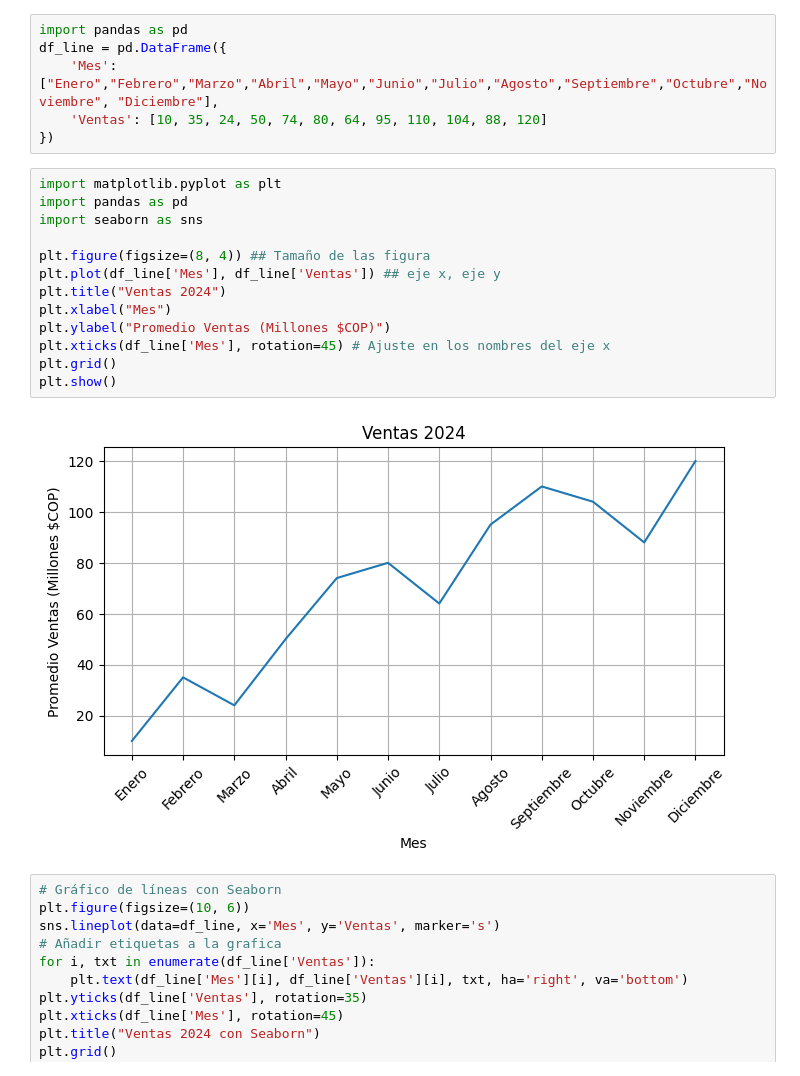
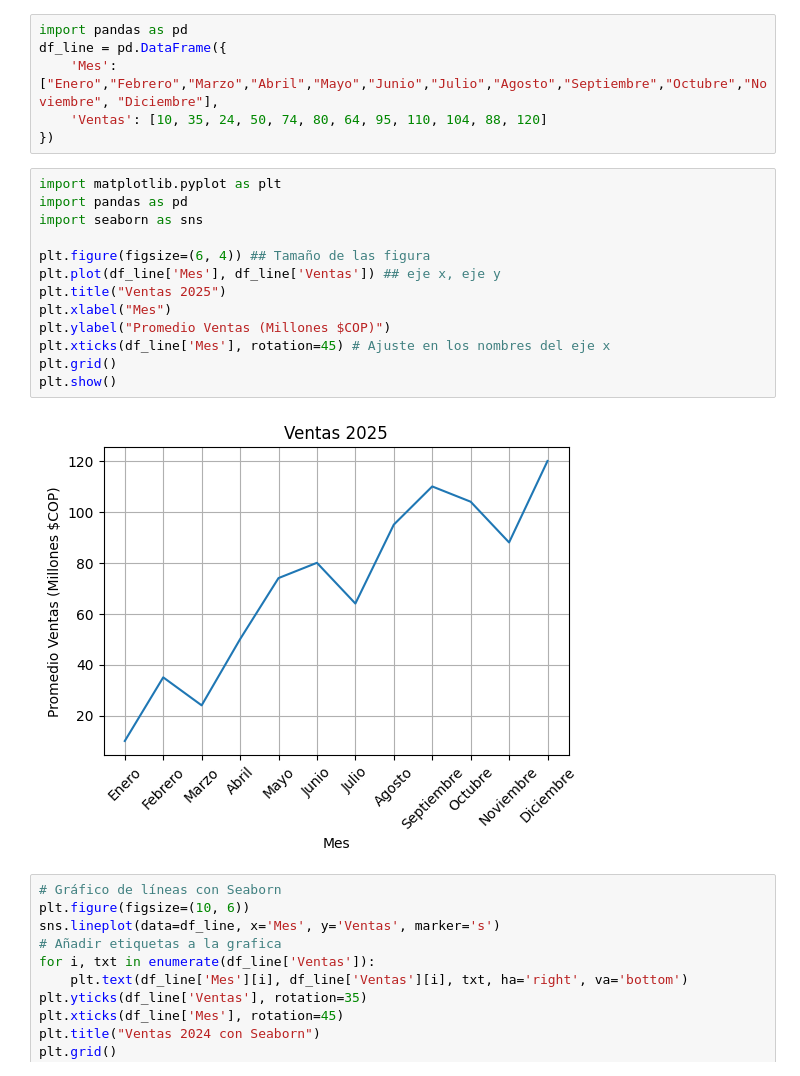
Before and after one commit to AngyEs/Bootcamp-Data-Science, a Jupyter notebook: 03_Datos & Visualización/Clase_10_Visualización_de_datos.ipynb, the cells around one changed output. Saved outputs shown, nothing was run; the diff lists cells and outputs as text.

```diff
--- a/03_Datos & Visualización/Clase_10_Visualización_de_datos.ipynb
+++ b/03_Datos & Visualización/Clase_10_Visualización_de_datos.ipynb
@@ -69,18 +69,18 @@ df_line = pd.DataFrame({
 # %%
 import matplotlib.pyplot as plt
 import pandas as pd
 import seaborn as sns
 
-plt.figure(figsize=(8, 4)) ## Tamaño de las figura
+plt.figure(figsize=(6, 4)) ## Tamaño de las figura
 plt.plot(df_line['Mes'], df_line['Ventas']) ## eje x, eje y
-plt.title("Ventas 2024")
+plt.title("Ventas 2025")
 plt.xlabel("Mes")
 plt.ylabel("Promedio Ventas (Millones $COP)")
 plt.xticks(df_line['Mes'], rotation=45) # Ajuste en los nombres del eje x
 plt.grid()
 plt.show()
 # %% [output]
-[figure, old version]
+[figure, new version]
 # %%
 # Gráfico de líneas con Seaborn
 plt.figure(figsize=(10, 6))
```
Also changed, not shown: parts of 5 cells of this notebook.
